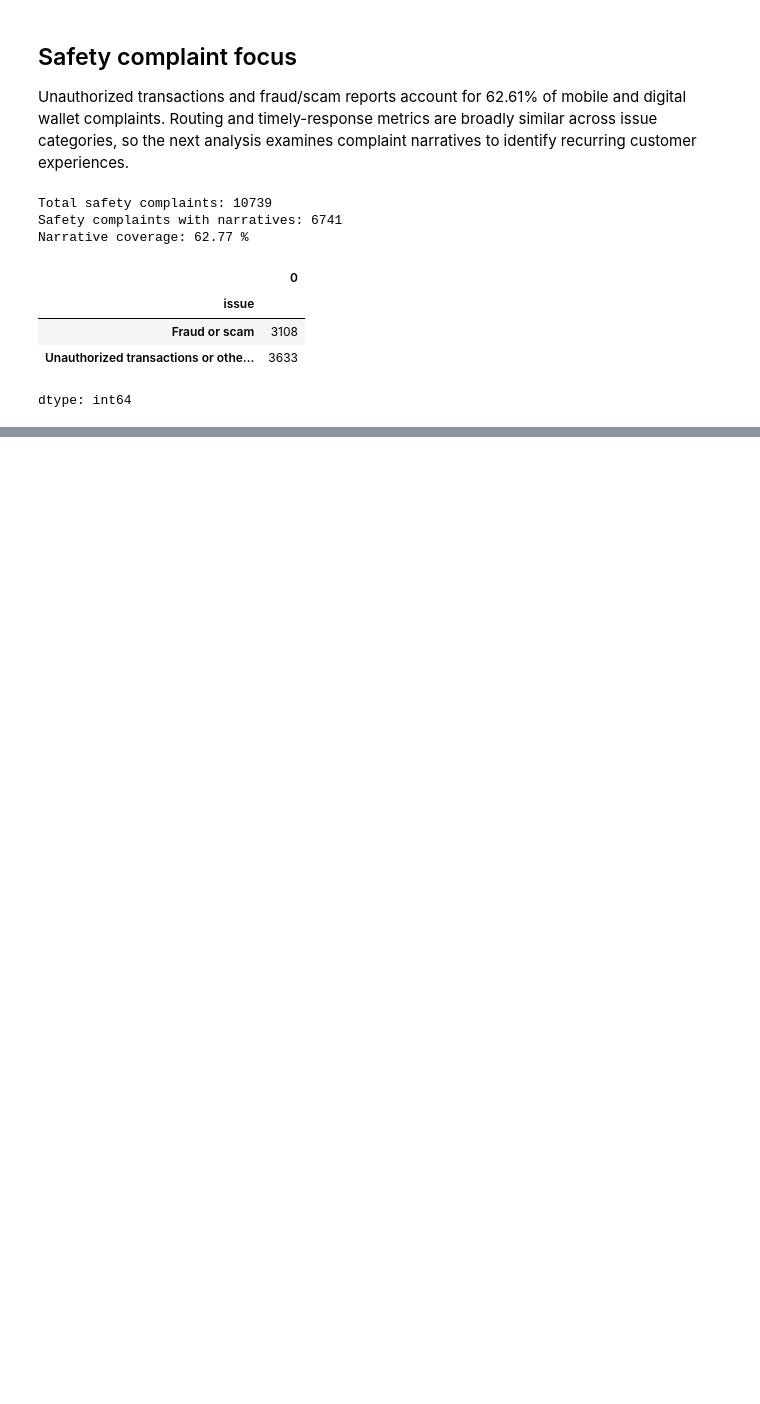
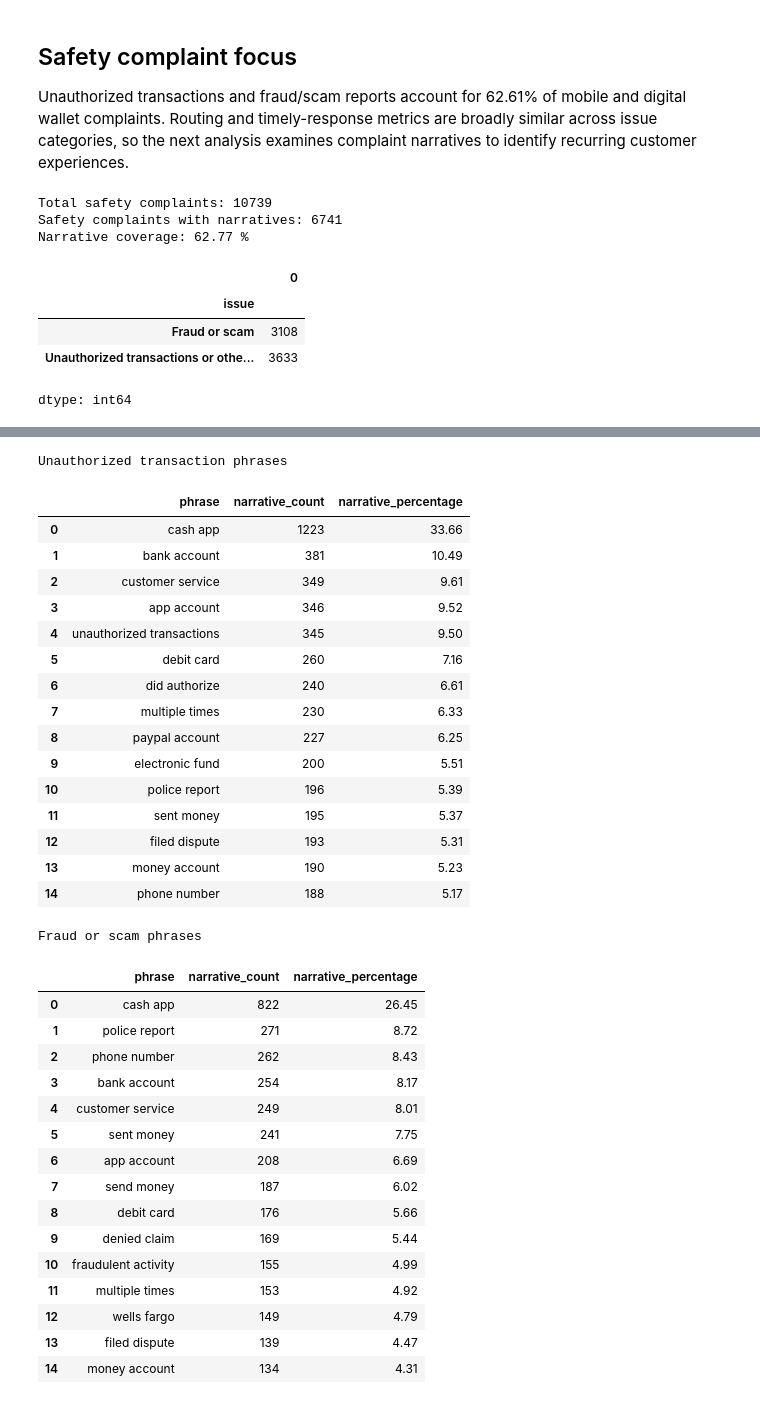
Before and after one commit to johnxavier10k/fintech-complaints-product-analysis, a Jupyter notebook: notebooks/01_data_validation.ipynb, the cells around one changed output, grey strips where cells are left out. Saved outputs shown, nothing was run; the diff lists cells and outputs as text; code cells hidden in the pictures; blank space fills up the shorter version.

```diff
--- a/notebooks/01_data_validation.ipynb
+++ b/notebooks/01_data_validation.ipynb
@@ -463,0 +531,51 @@ dtype: int64
+# %%
+unauthorized_phrases = extract_top_phrases(
+    safety_narratives,
+    "Unauthorized transactions or other transaction problem"
+)
+
+fraud_phrases = extract_top_phrases(
+    safety_narratives,
+    "Fraud or scam"
+)
+
+print("Unauthorized transaction phrases")
+display(unauthorized_phrases)
+
+print("Fraud or scam phrases")
+display(fraud_phrases)
+# %% [output]
+Unauthorized transaction phrases
+|  | phrase | narrative_count | narrative_percentage |
+| 0 | cash app | 1223 | 33.66 |
+| 1 | bank account | 381 | 10.49 |
+| 2 | customer service | 349 | 9.61 |
+| 3 | app account | 346 | 9.52 |
+| 4 | unauthorized transactions | 345 | 9.50 |
+| 5 | debit card | 260 | 7.16 |
+| 6 | did authorize | 240 | 6.61 |
+| 7 | multiple times | 230 | 6.33 |
+| 8 | paypal account | 227 | 6.25 |
+| 9 | electronic fund | 200 | 5.51 |
+| 10 | police report | 196 | 5.39 |
+| 11 | sent money | 195 | 5.37 |
+| 12 | filed dispute | 193 | 5.31 |
+| 13 | money account | 190 | 5.23 |
+| 14 | phone number | 188 | 5.17 |
+Fraud or scam phrases
+|  | phrase | narrative_count | narrative_percentage |
+| 0 | cash app | 822 | 26.45 |
+| 1 | police report | 271 | 8.72 |
+| 2 | phone number | 262 | 8.43 |
+| 3 | bank account | 254 | 8.17 |
+| 4 | customer service | 249 | 8.01 |
+| 5 | sent money | 241 | 7.75 |
+| 6 | app account | 208 | 6.69 |
+| 7 | send money | 187 | 6.02 |
+| 8 | debit card | 176 | 5.66 |
+| 9 | denied claim | 169 | 5.44 |
+| 10 | fraudulent activity | 155 | 4.99 |
+| 11 | multiple times | 153 | 4.92 |
+| 12 | wells fargo | 149 | 4.79 |
+| 13 | filed dispute | 139 | 4.47 |
+| 14 | money account | 134 | 4.31 |
```
Also changed, not shown: parts of 8 cells of this notebook.
